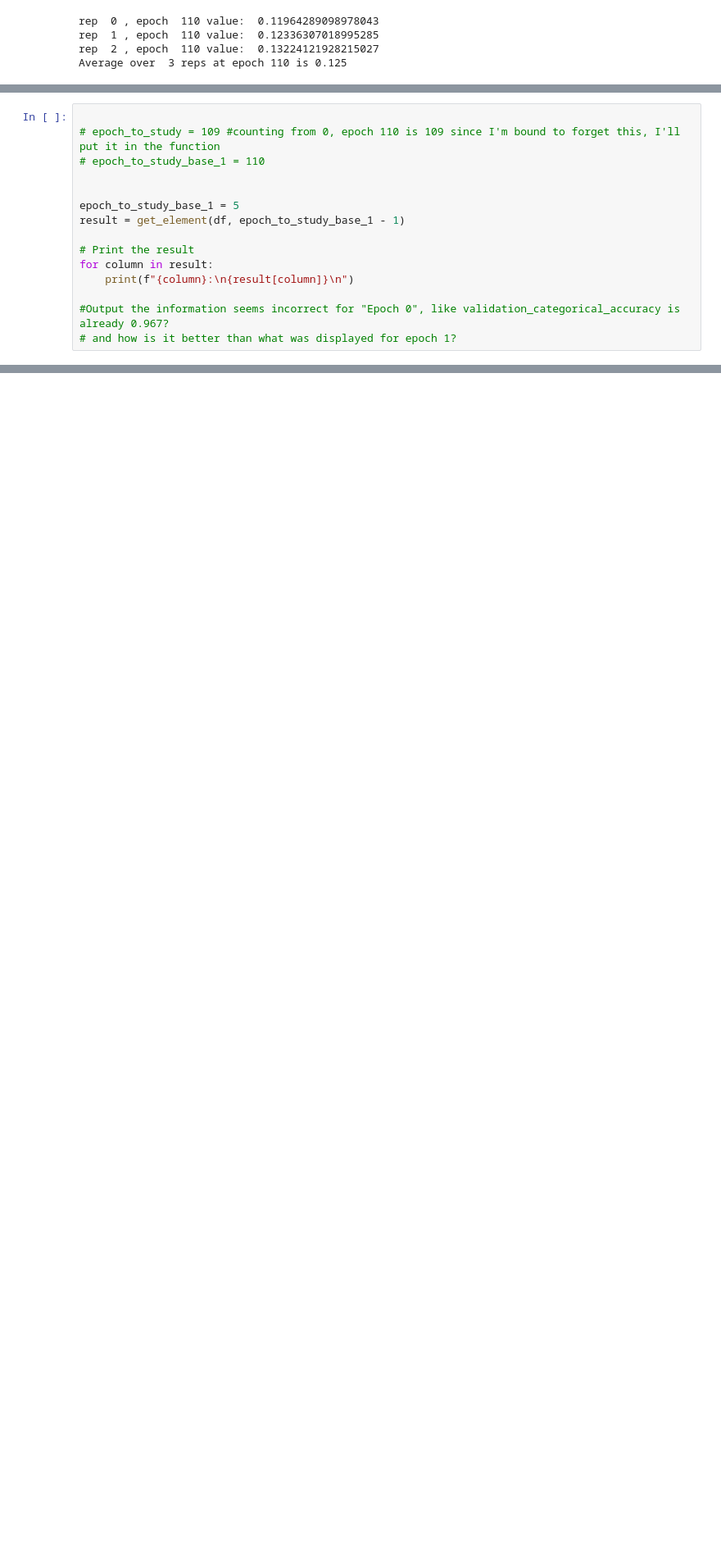
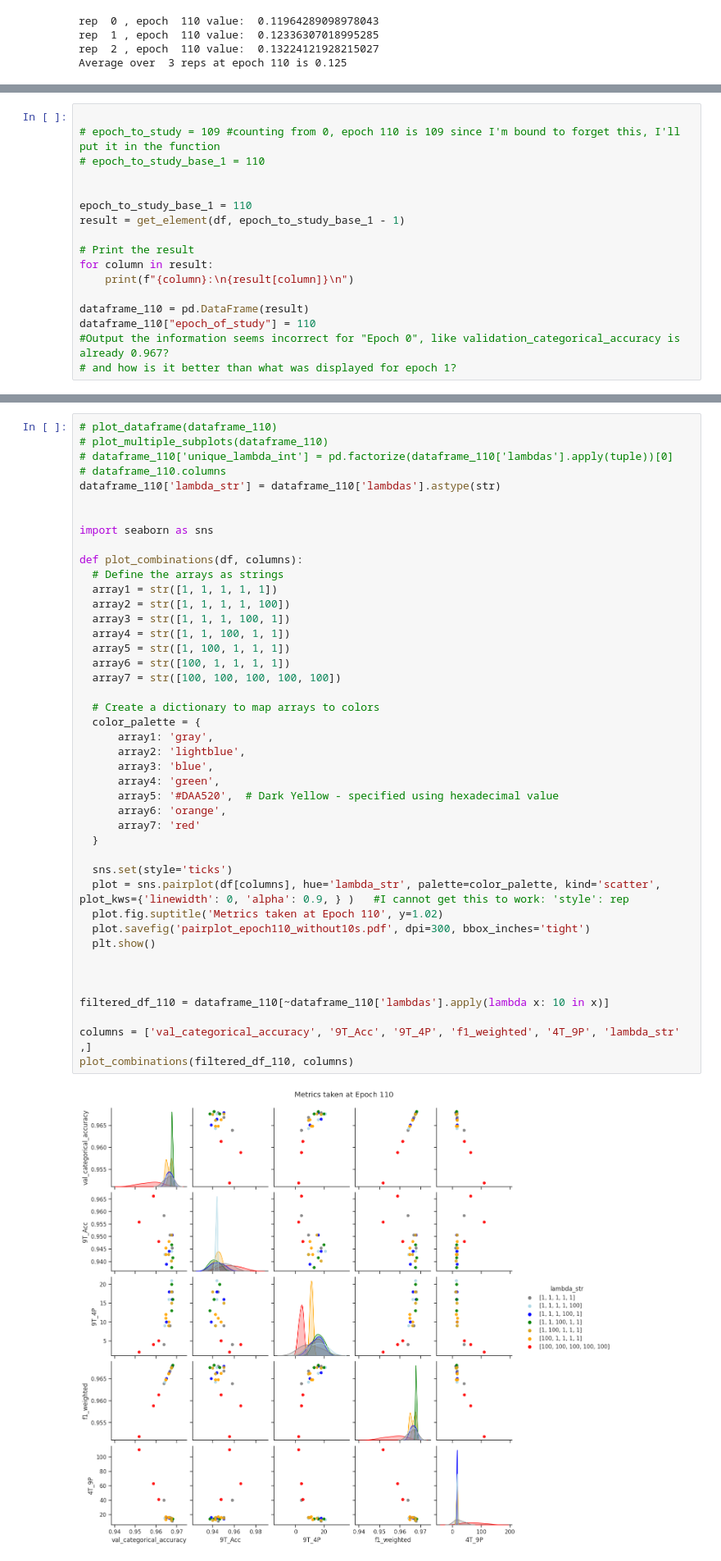
Before and after one commit to RachelRamirez/misclassification_matrix, a Jupyter notebook: Analyzing_Exp_5Bins_11Runs_40D_with_SGD_LR_0point1_DiffInitSeedsperRep_plus_Baselines.ipynb, the cells around one changed output, grey strips where cells are left out. Shown at 82% size. Saved outputs shown, nothing was run; the diff lists cells and outputs as text; blank space fills up the shorter version.

```diff
--- a/Analyzing_Exp_5Bins_11Runs_40D_with_SGD_LR_0point1_DiffInitSeedsperRep_plus_Baselines.ipynb
+++ b/Analyzing_Exp_5Bins_11Runs_40D_with_SGD_LR_0point1_DiffInitSeedsperRep_plus_Baselines.ipynb
@@ -1339,12 +1326,14 @@ def get_element(df, epoch_to_study):
 # epoch_to_study_base_1 = 110
 
 
-epoch_to_study_base_1 = 5
+epoch_to_study_base_1 = 110
 result = get_element(df, epoch_to_study_base_1 - 1)
 
 # Print the result
 for column in result:
     print(f"{column}:\n{result[column]}\n")
 
+dataframe_110 = pd.DataFrame(result)
+dataframe_110["epoch_of_study"] = 110
 #Output the information seems incorrect for "Epoch 0", like validation_categorical_accuracy is already 0.967?
 # and how is it better than what was displayed for epoch 1?
@@ -1368,0 +1342,45 @@ Name: datetime, dtype: object
+# %%
+# plot_dataframe(dataframe_110)
+# plot_multiple_subplots(dataframe_110)
+# dataframe_110['unique_lambda_int'] = pd.factorize(dataframe_110['lambdas'].apply(tuple))[0]
+# dataframe_110.columns
+dataframe_110['lambda_str'] = dataframe_110['lambdas'].astype(str)
+
+
+import seaborn as sns
+
+def plot_combinations(df, columns):
+  # Define the arrays as strings
+  array1 = str([1, 1, 1, 1, 1])
+  array2 = str([1, 1, 1, 1, 100])
+  array3 = str([1, 1, 1, 100, 1])
+  array4 = str([1, 1, 100, 1, 1])
+  array5 = str([1, 100, 1, 1, 1])
+  array6 = str([100, 1, 1, 1, 1])
+  array7 = str([100, 100, 100, 100, 100])
+
+  # Create a dictionary to map arrays to colors
+  color_palette = {
+      array1: 'gray',
+      array2: 'lightblue',
+      array3: 'blue',
+      array4: 'green',
+      array5: '#DAA520',  # Dark Yellow - specified using hexadecimal value
+      array6: 'orange',
+      array7: 'red'
+  }
+
+  sns.set(style='ticks')
+  plot = sns.pairplot(df[columns], hue='lambda_str', palette=color_palette, kind='scatter',  plot_kws={'linewidth': 0, 'alpha': 0.9, } )   #I cannot get this to work: 'style': rep
+  plot.fig.suptitle('Metrics taken at Epoch 110', y=1.02)
+  plot.savefig('pairplot_epoch110_without10s.pdf', dpi=300, bbox_inches='tight')
+  plt.show()
+
+
+
+filtered_df_110 = dataframe_110[~dataframe_110['lambdas'].apply(lambda x: 10 in x)]
+
+columns = ['val_categorical_accuracy', '9T_Acc', '9T_4P', 'f1_weighted', '4T_9P', 'lambda_str' ,]
+plot_combinations(filtered_df_110, columns)
+# %% [output]
+[figure, added]
```
Also changed, not shown: parts of 22 cells of this notebook.
